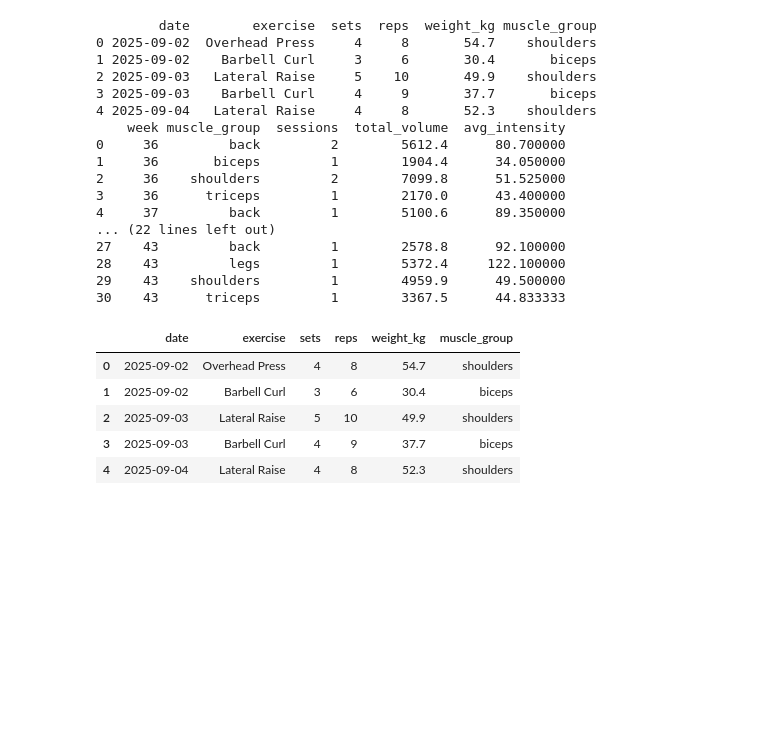
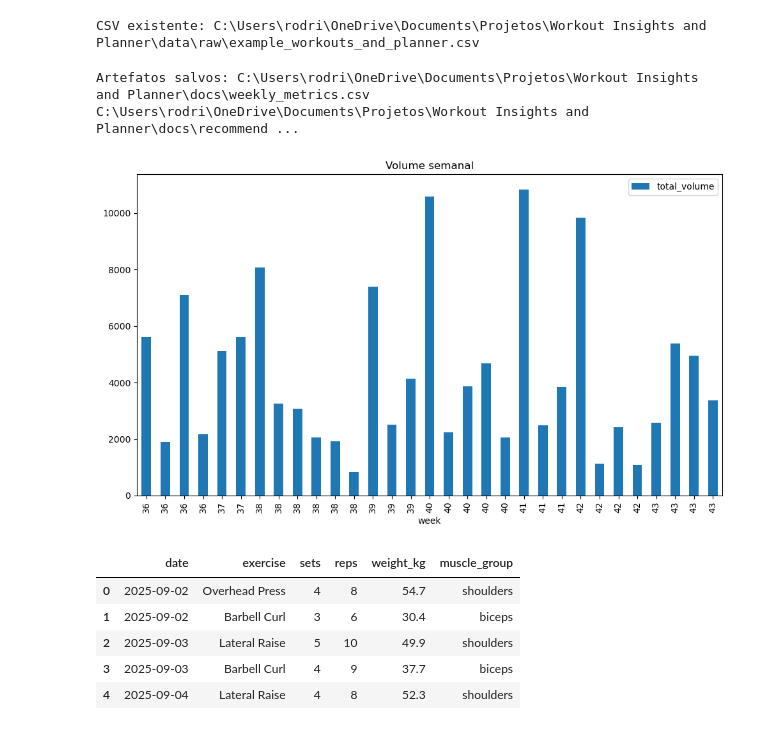
Before and after one commit to Raoc1987/Workout-Insights-Planner, a Jupyter notebook: notebooks/01_eda.ipynb, the cells around one changed output. Cells and saved outputs as stored; diff of their text form; code cells hidden in the pictures; blank space fills up the shorter version.

Commit message:
notebooks: salvar CSVs e PNG em docs/ com paths robustos

```diff
--- a/notebooks/01_eda.ipynb
+++ b/notebooks/01_eda.ipynb
@@ -9,32 +29,53 @@ def weekly_metrics(df):
 # %%
-import sys
-sys.path.append("../src")
+import pandas as pd
 
-from workout_insights.core import load_workouts, weekly_metrics
-
-df = load_workouts("../data/raw/example_workouts_and_planner.csv")
-print(df.head())
-
-metrics = weekly_metrics(df)
-print(metrics)
+CSV = DATA_RAW / "example_workouts_and_planner.csv"
+if not CSV.exists():
+    df_example = pd.DataFrame([
+        {"date":"2025-10-01","exercise":"Bench Press","sets":3,"reps":8,"weight_kg":80,"muscle_group":"chest"},
+        {"date":"2025-10-02","exercise":"Squat","sets":5,"reps":5,"weight_kg":120,"muscle_group":"legs"},
+        {"date":"2025-10-04","exercise":"Deadlift","sets":3,"reps":5,"weight_kg":140,"muscle_group":"back"},
+    ])
+    df_example.to_csv(CSV, index=False)
+    print("CSV de exemplo criado em:", CSV)
+else:
+    print("CSV existente:", CSV)
 # %% [output]
-        date        exercise  sets  reps  weight_kg muscle_group
-0 2025-09-02  Overhead Press     4     8       54.7    shoulders
-1 2025-09-02    Barbell Curl     3     6       30.4       biceps
-2 2025-09-03   Lateral Raise     5    10       49.9    shoulders
-3 2025-09-03    Barbell Curl     4     9       37.7       biceps
-4 2025-09-04   Lateral Raise     4     8       52.3    shoulders
-    week muscle_group  sessions  total_volume  avg_intensity
-0     36         back         2        5612.4      80.700000
-1     36       biceps         1        1904.4      34.050000
-2     36    shoulders         2        7099.8      51.525000
-3     36      triceps         1        2170.0      43.400000
-4     37         back         1        5100.6      89.350000
-... (22 lines left out)
-27    43         back         1        2578.8      92.100000
-28    43         legs         1        5372.4     122.100000
-29    43    shoulders         1        4959.9      49.500000
-30    43      triceps         1        3367.5      44.833333
+CSV existente: C:\Users\rodri\OneDrive\Documents\Projetos\Workout Insights and Planner\data\raw\example_workouts_and_planner.csv
+# %%
+from workout_insights.core import load_workouts, weekly_metrics
+import pandas as pd
+import matplotlib.pyplot as plt
+
+# Carregar
+df = load_workouts(CSV.as_posix())
+metrics = weekly_metrics(df)
+
+# Recomendações de exemplo, substitui pela tua função caso exista
+recommendations = pd.DataFrame([
+    {"week":"2025-40", "tip":"Aumenta 2.5 kg no Bench se >8 reps por set"},
+    {"week":"2025-40", "tip":"Mantém Squat e foca na técnica"}
+])
+
+# Caminhos de saída
+OUT_METRICS = DOCS / "weekly_metrics.csv"
+OUT_RECS = DOCS / "recommendations.csv"
+OUT_FIG = DOCS / "eda_volume_semanais.png"
+
+# Salvar CSVs
+metrics.to_csv(OUT_METRICS, index=False)
+recommendations.to_csv(OUT_RECS, index=False)
+
+# Gerar e salvar figura (exemplo simples)
+fig, ax = plt.subplots(figsize=(10, 6))
+metrics.plot(x="week", y="total_volume", kind="bar", ax=ax, title="Volume semanal")
+fig.tight_layout()
+fig.savefig(OUT_FIG, dpi=120, bbox_inches="tight")
+
+print("Artefatos salvos:", OUT_METRICS, OUT_RECS, OUT_FIG)
+# %% [output]
+Artefatos salvos: C:\Users\rodri\OneDrive\Documents\Projetos\Workout Insights and Planner\docs\weekly_metrics.csv C:\Users\rodri\OneDrive\Documents\Projetos\Workout Insights and Planner\docs\recommend ...
+[figure, added]
 # %%
 import numpy as np
 import pandas as pd
```
Also changed, not shown: parts of 1 cell of this notebook.
